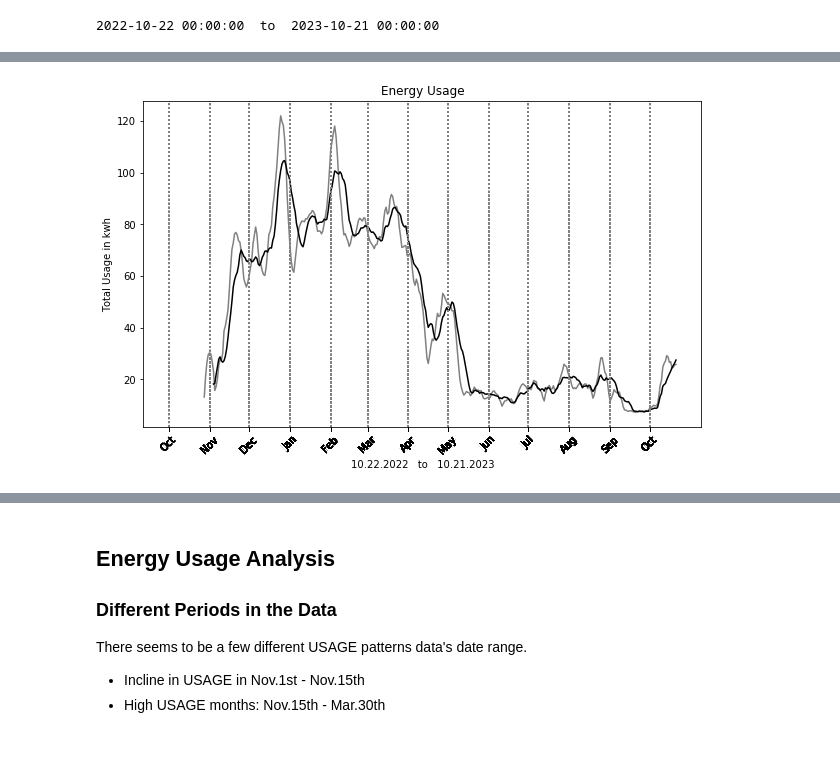
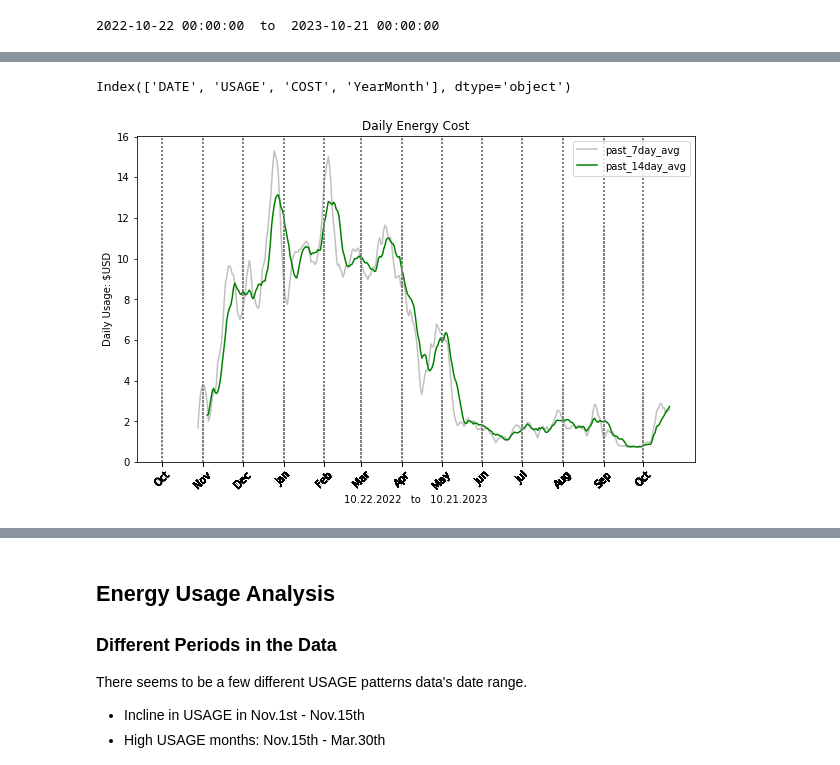
Before and after one commit to MichaelSalata/Energy_Use_Info, a Jupyter notebook: green_button_data_analysis.ipynb, the cells around one changed output, grey strips where cells are left out. Cells and saved outputs as stored; diff of their text form; code cells hidden in the pictures.

```diff
--- a/green_button_data_analysis.ipynb
+++ b/green_button_data_analysis.ipynb
@@ -89,34 +90,42 @@ print(start_date, ' to ', end_date)
+# %%
+# Create new columns for future plots
+# Group by 'DATE' and sum 'USAGE' for each date
+daily_sum = energy_df.groupby('DATE')['USAGE', 'COST'].sum().reset_index()
+
+# Extract year/month into a new column
+daily_sum['YearMonth'] = daily_sum['DATE'].dt.to_period('M')
+# %%
+print(daily_sum.columns)
+# %% [output]
+Index(['DATE', 'USAGE', 'COST', 'YearMonth'], dtype='object')
 # %%
-# Group by 'DATE' and sum 'USAGE' for each date
-grouped = energy_df.groupby('DATE')['USAGE'].sum().reset_index()
-
-# Extract year and month to create a new column
-grouped['YearMonth'] = grouped['DATE'].dt.to_period('M')
+# Graph how USAGE total for every hour changes throughout the year
 
 # Create a Time Series plot
 plt.figure(figsize=(10, 6))
-# plt.plot(grouped['DATE'], grouped['USAGE'])
+# plt.plot(daily_sum['DATE'], daily_sum['USAGE'])
 x_axis = start_date.strftime("%m.%d.%Y") + '   to   ' + end_date.strftime("%m.%d.%Y")
 plt.xlabel(x_axis)
-plt.ylabel('Total Usage in kwh')
-plt.title('Energy Usage')
-plt.xticks(grouped['YearMonth'].dt.to_timestamp(), grouped['YearMonth'].dt.strftime('%b'), rotation=45)
+plt.ylabel('Daily Usage: $USD')
+plt.title('Daily Energy Cost')
+plt.xticks(daily_sum['YearMonth'].dt.to_timestamp(), daily_sum['YearMonth'].dt.strftime('%b'), rotation=45)
 
 
 # Smoothed Line Plot (rolling average every week)
-smoothed = grouped.set_index('DATE').rolling(window=7).mean()  # Adjust window for smoothing
-plt.plot(smoothed.index, smoothed['USAGE'], label='weekly_avg', color='grey')
+smoothed = daily_sum.set_index('DATE').rolling(window=7).mean()  # Adjust window for smoothing
+plt.plot(smoothed.index, smoothed['COST'], label='past_7day_avg', color='silver')
 
 
 # Smoothed Line Plot (rolling average every 2 weeks)
-smoothed2 = grouped.set_index('DATE').rolling(window=14).mean()  # Adjust window for smoothing
-plt.plot(smoothed2.index, smoothed2['USAGE'], label='2_week_avg', color='black')
+smoothed2 = daily_sum.set_index('DATE').rolling(window=14).mean()  # Adjust window for smoothing
+plt.plot(smoothed2.index, smoothed2['COST'], label='past_14day_avg', color='green')
 
 
 # Plotting vertical lines for each month
-for date in grouped['YearMonth'].dt.to_timestamp():
+for date in daily_sum['YearMonth'].dt.to_timestamp():
     plt.axvline(x=date, color='gray', linestyle=':')
 
+plt.legend()
 plt.show()
 # %% [output]
-[figure, old version]
+[figure, new version]
```
Also changed, not shown: parts of 6 cells of this notebook.
